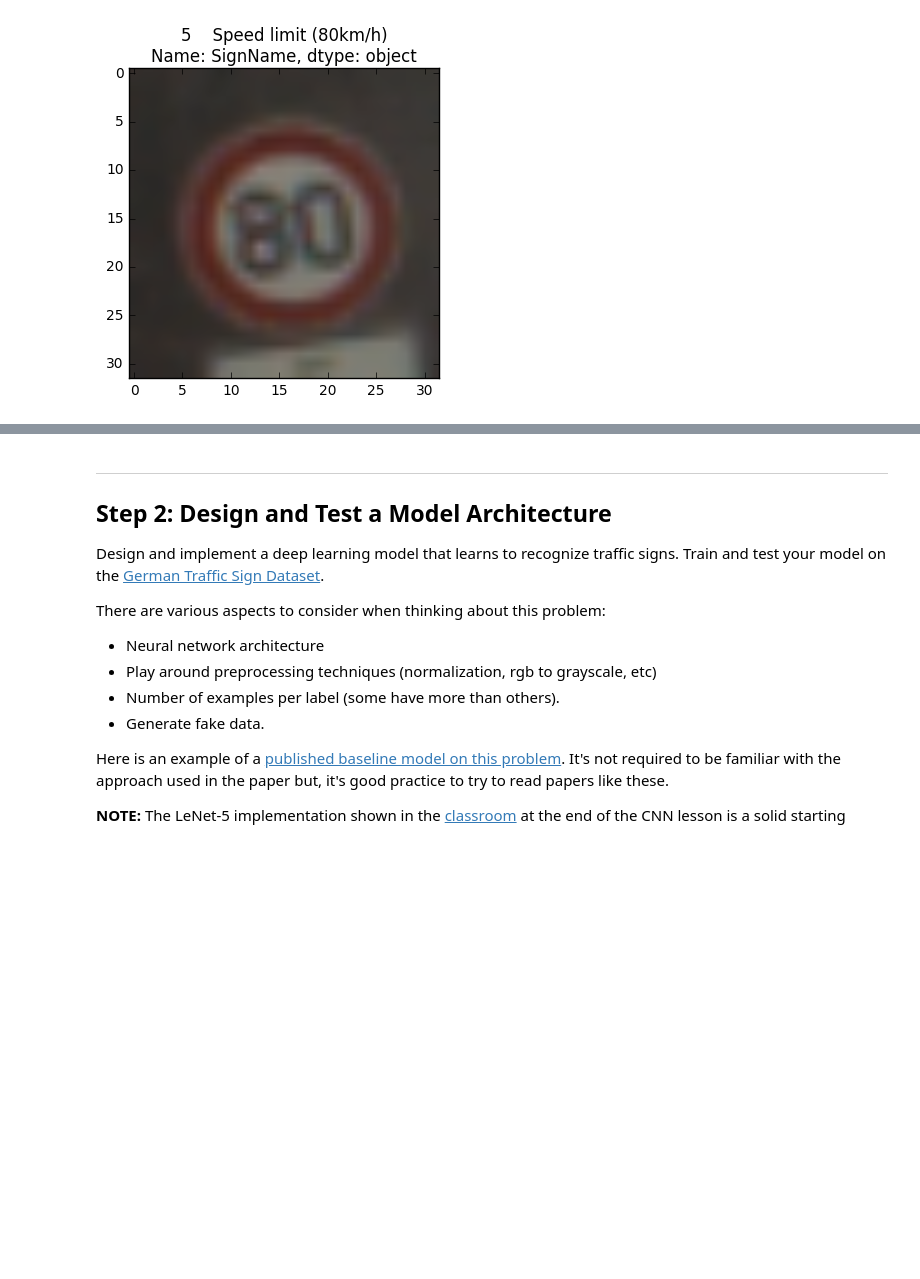
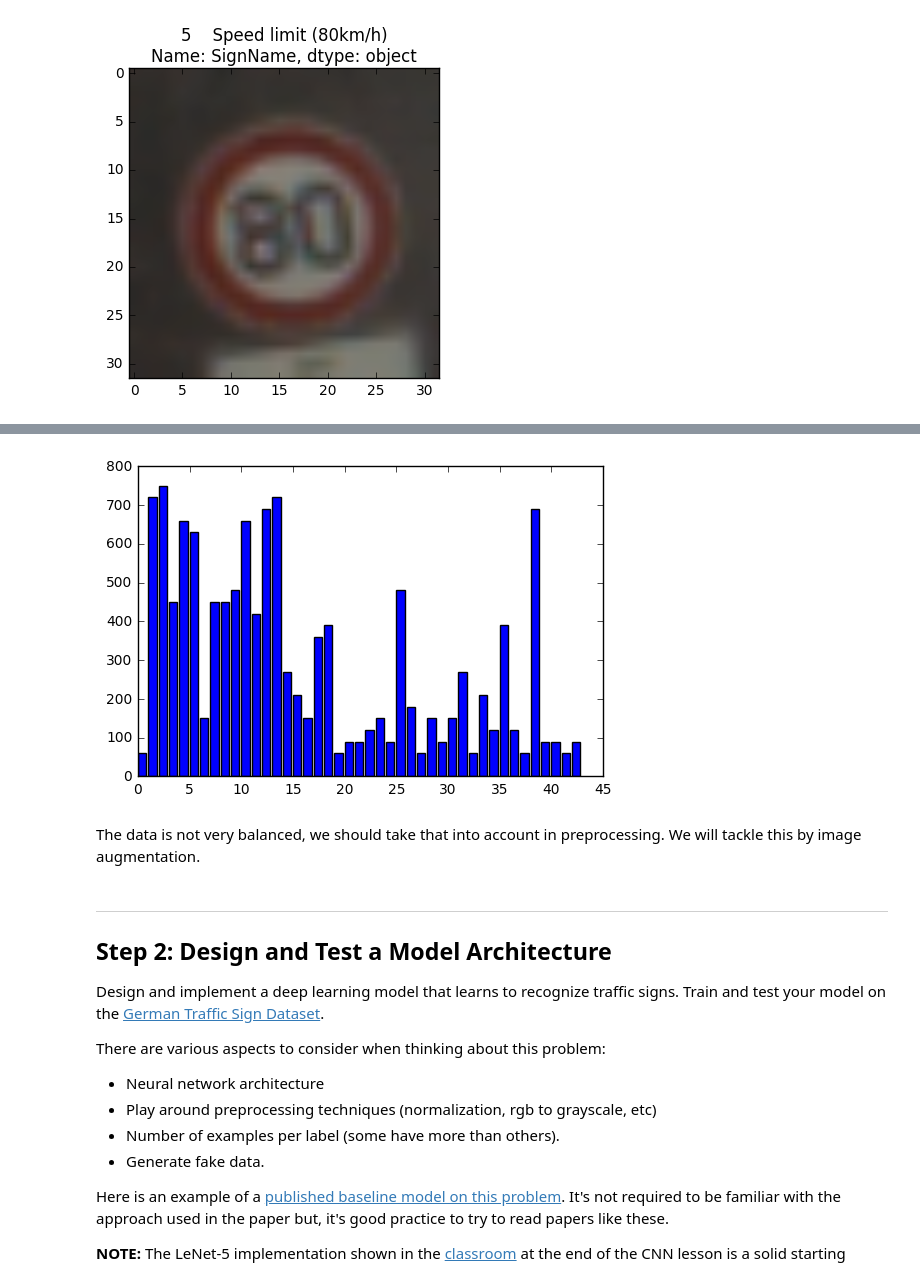
Before and after one commit to hristo-vrigazov/traffic-signs, a Jupyter notebook: Traffic_Sign_Classifier.ipynb, the cells around one changed output, grey strips where cells are left out. Saved outputs shown, nothing was run; the diff lists cells and outputs as text; code cells hidden in the pictures; blank space fills up the shorter version.

```diff
--- a/Traffic_Sign_Classifier.ipynb
+++ b/Traffic_Sign_Classifier.ipynb
@@ -96,3 +104,9 @@ plt.imshow(image)
+# %%
+plot_distribution(y_test)
+# %% [output]
+[figure, added]
+# %% [markdown]
+The data is not very balanced, we should take that into account in preprocessing. We will tackle this by image augmentation.
 # %% [markdown]
 ----
 
```
Also changed, not shown: parts of 3 cells of this notebook.
